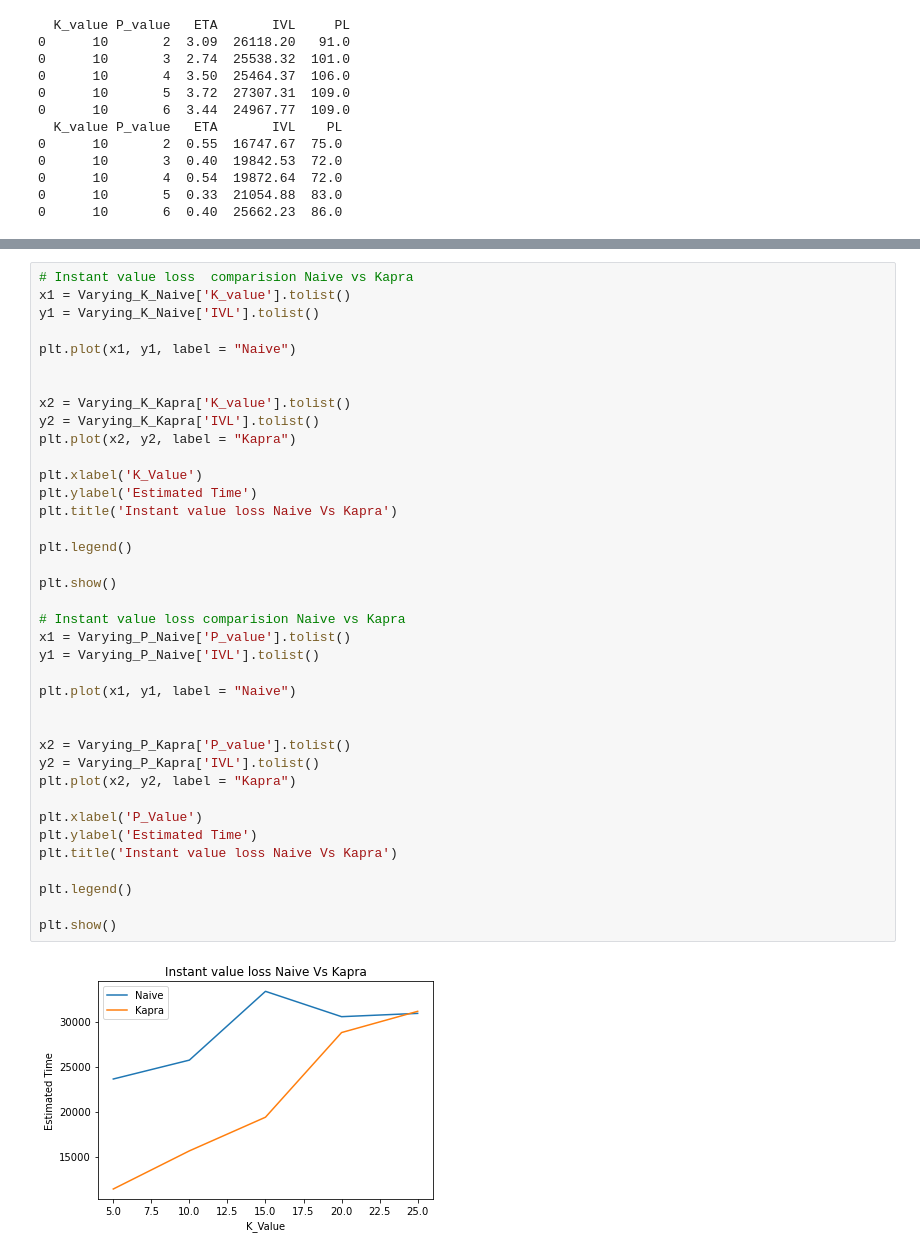
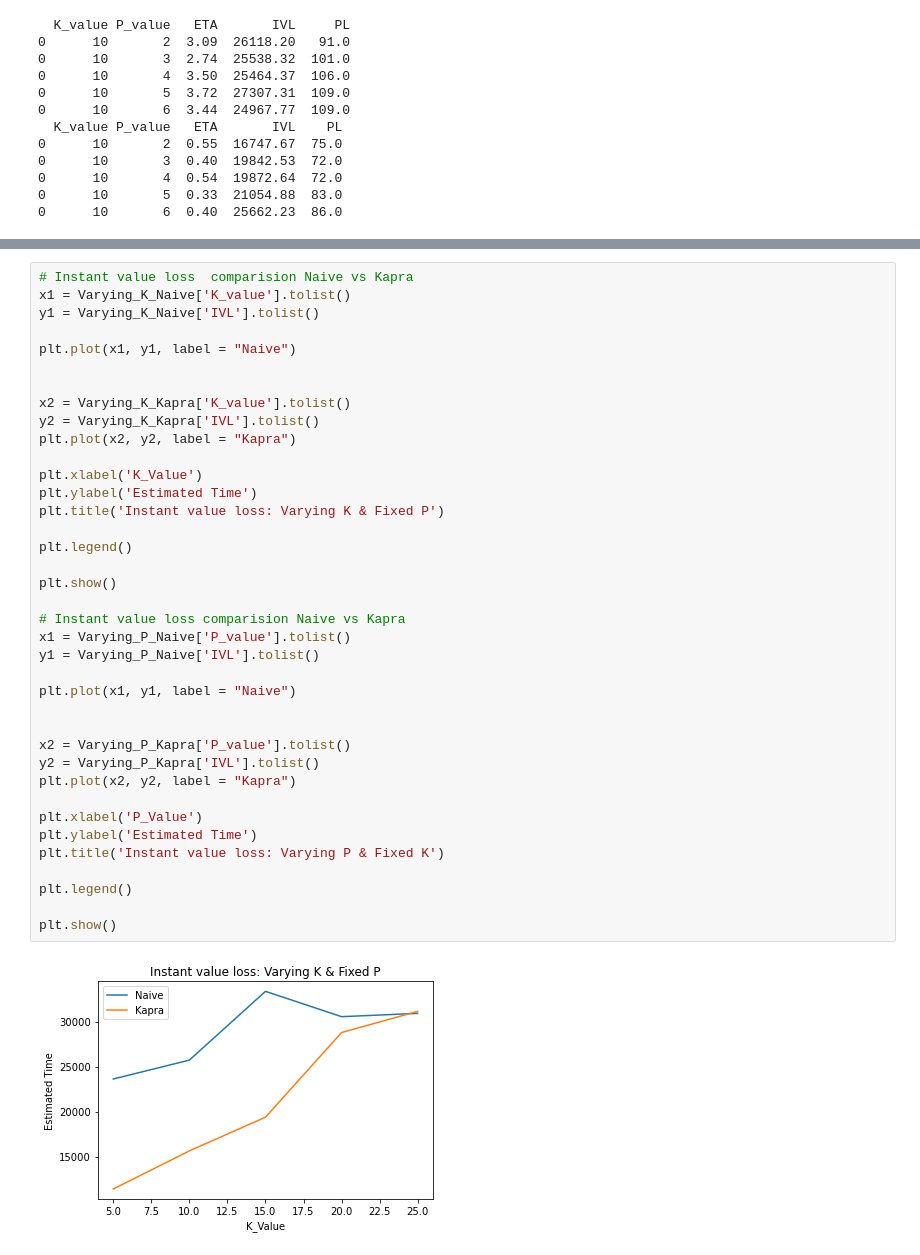
Before and after one commit to Shersingh3269/KAPRA, a Jupyter notebook: Kapra.ipynb, the cells around one changed output, grey strips where cells are left out. Saved outputs shown, nothing was run; the diff lists cells and outputs as text.

```diff
--- a/Kapra.ipynb
+++ b/Kapra.ipynb
@@ -934,33 +934,33 @@ plt.plot(x1, y1, label = "Naive")
 
 x2 = Varying_K_Kapra['K_value'].tolist()
 y2 = Varying_K_Kapra['IVL'].tolist()
 plt.plot(x2, y2, label = "Kapra")
 
 plt.xlabel('K_Value')
 plt.ylabel('Estimated Time')
-plt.title('Instant value loss Naive Vs Kapra')
+plt.title('Instant value loss: Varying K & Fixed P')
 
 plt.legend()
 
 plt.show()
 
 # Instant value loss comparision Naive vs Kapra
 x1 = Varying_P_Naive['P_value'].tolist()
 y1 = Varying_P_Naive['IVL'].tolist()
 
 plt.plot(x1, y1, label = "Naive")
 
 
 x2 = Varying_P_Kapra['P_value'].tolist()
 y2 = Varying_P_Kapra['IVL'].tolist()
 plt.plot(x2, y2, label = "Kapra")
 
 plt.xlabel('P_Value')
 plt.ylabel('Estimated Time')
-plt.title('Instant value loss Naive Vs Kapra')
+plt.title('Instant value loss: Varying P & Fixed K')
 
 plt.legend()
 
 plt.show()
 # %% [output]
-[figure, old version]
+[figure, new version]
```
Also changed, not shown: parts of 5 cells of this notebook.
